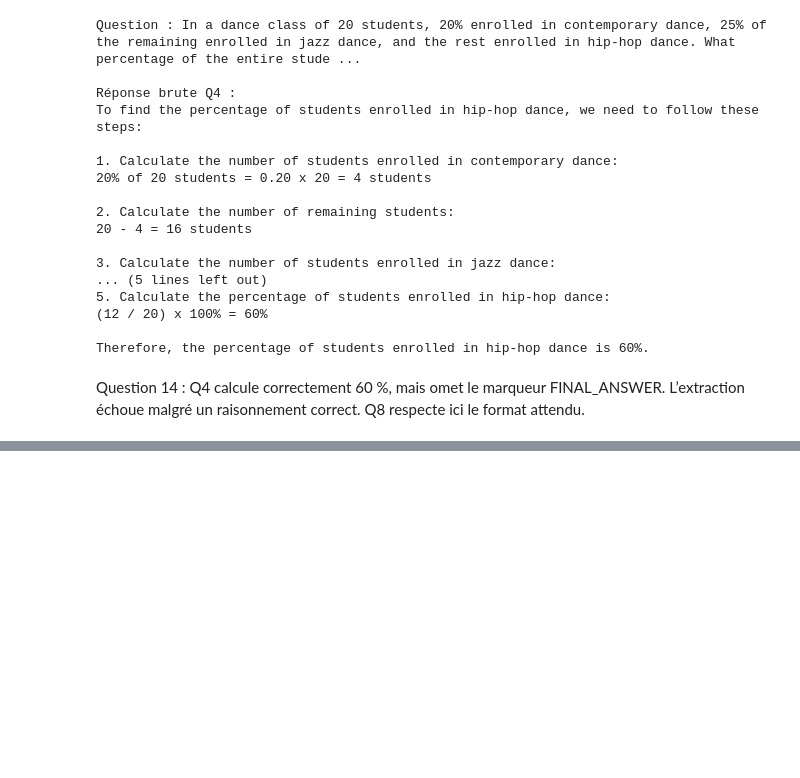
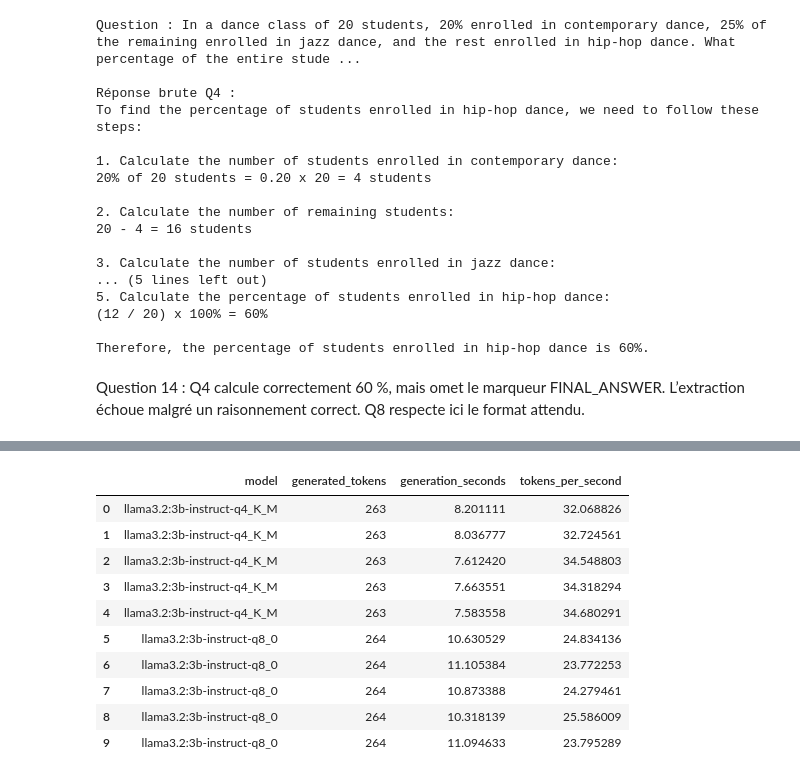
Before and after one commit to mkrouri/local-llm-benchmark, a Jupyter notebook: notebooks/03_quantization_comparison.ipynb, the cells around one changed output, grey strips where cells are left out. Cells and saved outputs as stored; diff of their text form; code cells hidden in the pictures; blank space fills up the shorter version.

Commit message:
Compare Q4 and Q8 generation speed

```diff
--- a/notebooks/03_quantization_comparison.ipynb
+++ b/notebooks/03_quantization_comparison.ipynb
@@ -481,0 +531,13 @@ Question 14 : Q4 calcule correctement 60 %, mais omet le marqueur FINAL_ANSWER.
+# %%
+speed_results_q4 = []
+
+for i in range(5):
+    measurement = measure_speed(models["Q4_K_M"], speed_prompt)
+    speed_results_q4.append(measurement)
+    print(f"Essai {i + 1} : {measurement['tokens_per_second']:.2f} tokens/s")
+
+mean_q4 = sum(
+    r["tokens_per_second"] for r in speed_results_q4
+) / len(speed_results_q4)
+
+print(f"\nMoyenne Q4 : {mean_q4:.2f} tokens/s")
@@ -481,0 +552,15 @@ Question 14 : Q4 calcule correctement 60 %, mais omet le marqueur FINAL_ANSWER.
+# %%
+warmup_q8 = measure_speed(models["Q8_0"], speed_prompt)
+
+speed_results_q8 = []
+
+for i in range(5):
+    measurement = measure_speed(models["Q8_0"], speed_prompt)
+    speed_results_q8.append(measurement)
+    print(f"Essai {i + 1} : {measurement['tokens_per_second']:.2f} tokens/s")
+
+mean_q8 = sum(
+    r["tokens_per_second"] for r in speed_results_q8
+) / len(speed_results_q8)
+
+print(f"\nMoyenne Q8 : {mean_q8:.2f} tokens/s")
@@ -481,0 +575,23 @@ Question 14 : Q4 calcule correctement 60 %, mais omet le marqueur FINAL_ANSWER.
+# %%
+import pandas as pd
+
+df_speed = pd.DataFrame(speed_results_q4 + speed_results_q8)
+
+df_speed.to_csv(
+    "../results/generation_speed_q4_q8.csv",
+    index=False
+)
+
+df_speed
+# %% [output]
+|  | model | generated_tokens | generation_seconds | tokens_per_second |
+| 0 | llama3.2:3b-instruct-q4_K_M | 263 | 8.201111 | 32.068826 |
+| 1 | llama3.2:3b-instruct-q4_K_M | 263 | 8.036777 | 32.724561 |
+| 2 | llama3.2:3b-instruct-q4_K_M | 263 | 7.612420 | 34.548803 |
+| 3 | llama3.2:3b-instruct-q4_K_M | 263 | 7.663551 | 34.318294 |
+| 4 | llama3.2:3b-instruct-q4_K_M | 263 | 7.583558 | 34.680291 |
+| 5 | llama3.2:3b-instruct-q8_0 | 264 | 10.630529 | 24.834136 |
+| 6 | llama3.2:3b-instruct-q8_0 | 264 | 11.105384 | 23.772253 |
+| 7 | llama3.2:3b-instruct-q8_0 | 264 | 10.873388 | 24.279461 |
+| 8 | llama3.2:3b-instruct-q8_0 | 264 | 10.318139 | 25.586009 |
+| 9 | llama3.2:3b-instruct-q8_0 | 264 | 11.094633 | 23.795289 |
```
Also changed, not shown: parts of 7 cells of this notebook, 1 other file.
